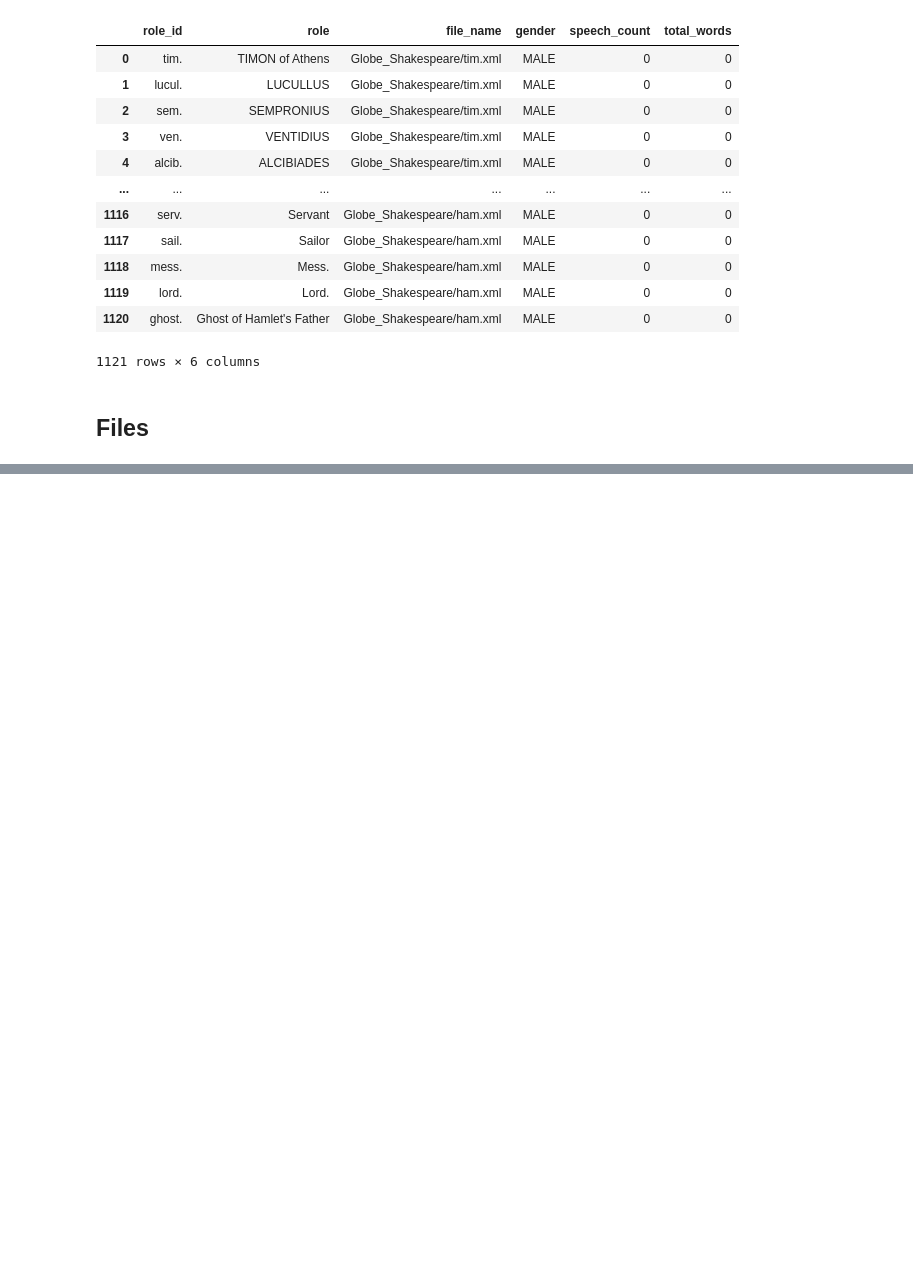
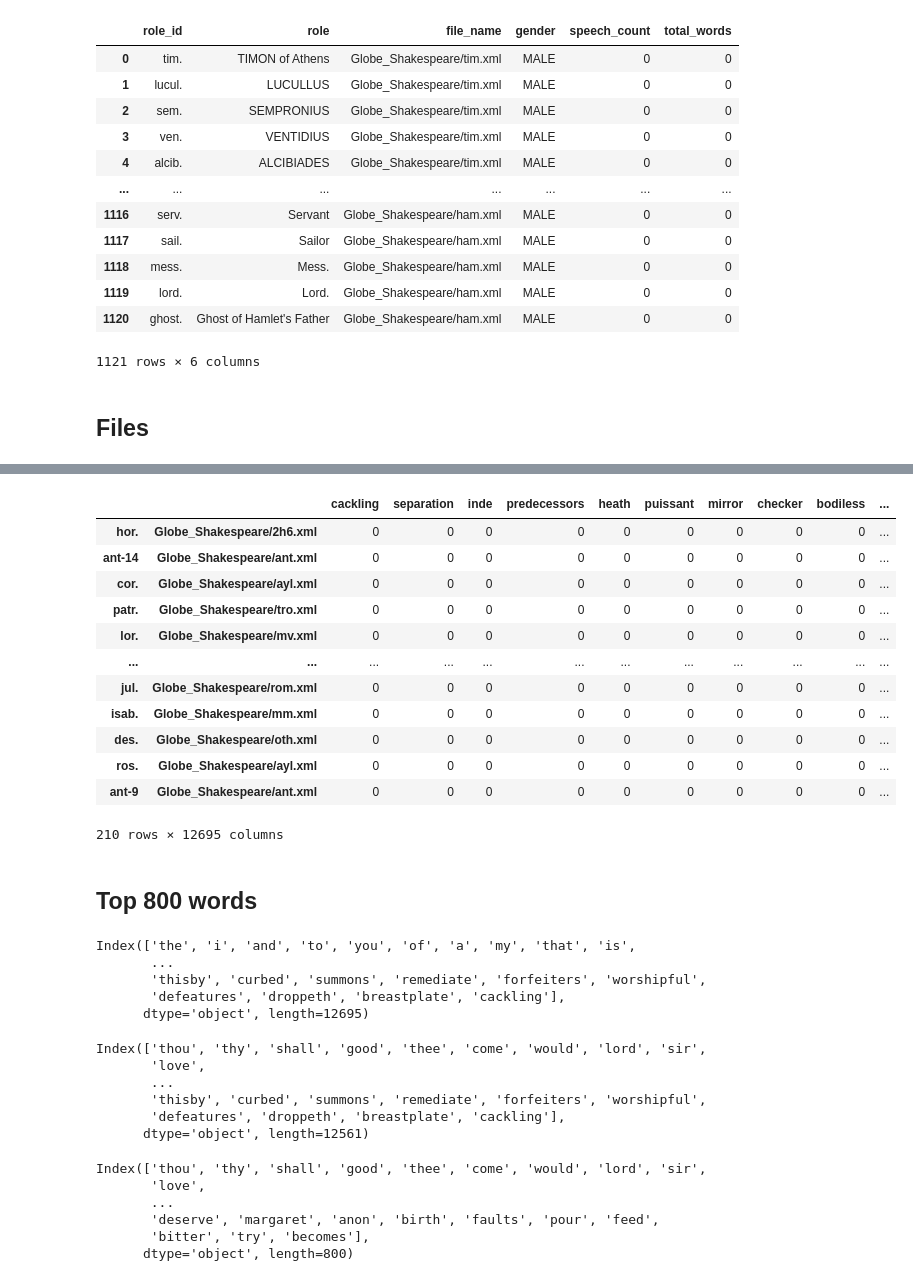
Before and after one commit to johnflanigan/shakespeare-character-genders, a Jupyter notebook: Shakespeare Character Genders.ipynb, the cells around one changed output, grey strips where cells are left out. Saved outputs shown, nothing was run; the diff lists cells and outputs as text; code cells hidden in the pictures; blank space fills up the shorter version.

```diff
--- a/Shakespeare Character Genders.ipynb
+++ b/Shakespeare Character Genders.ipynb
@@ -79,0 +132,13 @@ df.to_csv('processed_data.csv')
+# %%
+role_id_file_name_to_word_to_count = {}
+for role_id_file_name, speeches in role_id_file_name_to_speeches.items():
+    word_to_count = {}
+
+    for speech in speeches:
+        for word in speech:
+            if word_to_count.get(word.lower()) is None:
+                word_to_count[word.lower()] = 1
+            else:
+                word_to_count[word.lower()] = word_to_count.get(word.lower()) + 1
+
+    role_id_file_name_to_word_to_count[role_id_file_name] = word_to_count
@@ -79,0 +162,31 @@ df.to_csv('processed_data.csv')
+# %%
+for role_id_file_name, word_to_count in role_id_file_name_to_word_to_count.items():
+    for word, count in word_to_count.items():
+        frequency_matrix.loc[role_id_file_name, word] += count
+
+frequency_matrix
+# %% [output]
+|  |  | cackling | separation | inde | predecessors | heath | puissant | mirror | checker | bodiless | ... |
+| hor. | Globe_Shakespeare/2h6.xml | 0 | 0 | 0 | 0 | 0 | 0 | 0 | 0 | 0 | ... |
+| ant-14 | Globe_Shakespeare/ant.xml | 0 | 0 | 0 | 0 | 0 | 0 | 0 | 0 | 0 | ... |
+| cor. | Globe_Shakespeare/ayl.xml | 0 | 0 | 0 | 0 | 0 | 0 | 0 | 0 | 0 | ... |
+| patr. | Globe_Shakespeare/tro.xml | 0 | 0 | 0 | 0 | 0 | 0 | 0 | 0 | 0 | ... |
+| lor. | Globe_Shakespeare/mv.xml | 0 | 0 | 0 | 0 | 0 | 0 | 0 | 0 | 0 | ... |
+| ... | ... | ... | ... | ... | ... | ... | ... | ... | ... | ... | ... |
+| jul. | Globe_Shakespeare/rom.xml | 0 | 0 | 0 | 0 | 0 | 0 | 0 | 0 | 0 | ... |
+| isab. | Globe_Shakespeare/mm.xml | 0 | 0 | 0 | 0 | 0 | 0 | 0 | 0 | 0 | ... |
+| des. | Globe_Shakespeare/oth.xml | 0 | 0 | 0 | 0 | 0 | 0 | 0 | 0 | 0 | ... |
+| ros. | Globe_Shakespeare/ayl.xml | 0 | 0 | 0 | 0 | 0 | 0 | 0 | 0 | 0 | ... |
+| ant-9 | Globe_Shakespeare/ant.xml | 0 | 0 | 0 | 0 | 0 | 0 | 0 | 0 | 0 | ... |
+210 rows × 12695 columns
+# %% [markdown]
+## Top 800 words
+# %%
+top_words = frequency_matrix.sum(axis=0).sort_values(ascending=False).index
+top_words
+# %% [output]
+Index(['the', 'i', 'and', 'to', 'you', 'of', 'a', 'my', 'that', 'is',
+       ...
+       'thisby', 'curbed', 'summons', 'remediate', 'forfeiters', 'worshipful',
+       'defeatures', 'droppeth', 'breastplate', 'cackling'],
+      dtype='object', length=12695)
@@ -79,0 +195,20 @@ df.to_csv('processed_data.csv')
+# %%
+top_words = top_words[~top_words.isin(stop_words)]
+top_words
+# %% [output]
+Index(['thou', 'thy', 'shall', 'good', 'thee', 'come', 'would', 'lord', 'sir',
+       'love',
+       ...
+       'thisby', 'curbed', 'summons', 'remediate', 'forfeiters', 'worshipful',
+       'defeatures', 'droppeth', 'breastplate', 'cackling'],
+      dtype='object', length=12561)
+# %%
+top_words = top_words[:800]
+top_words
+# %% [output]
+Index(['thou', 'thy', 'shall', 'good', 'thee', 'come', 'would', 'lord', 'sir',
+       'love',
+       ...
+       'deserve', 'margaret', 'anon', 'birth', 'faults', 'pour', 'feed',
+       'bitter', 'try', 'becomes'],
+      dtype='object', length=800)
```
Also changed, not shown: parts of 12 cells of this notebook, 1 other file.
